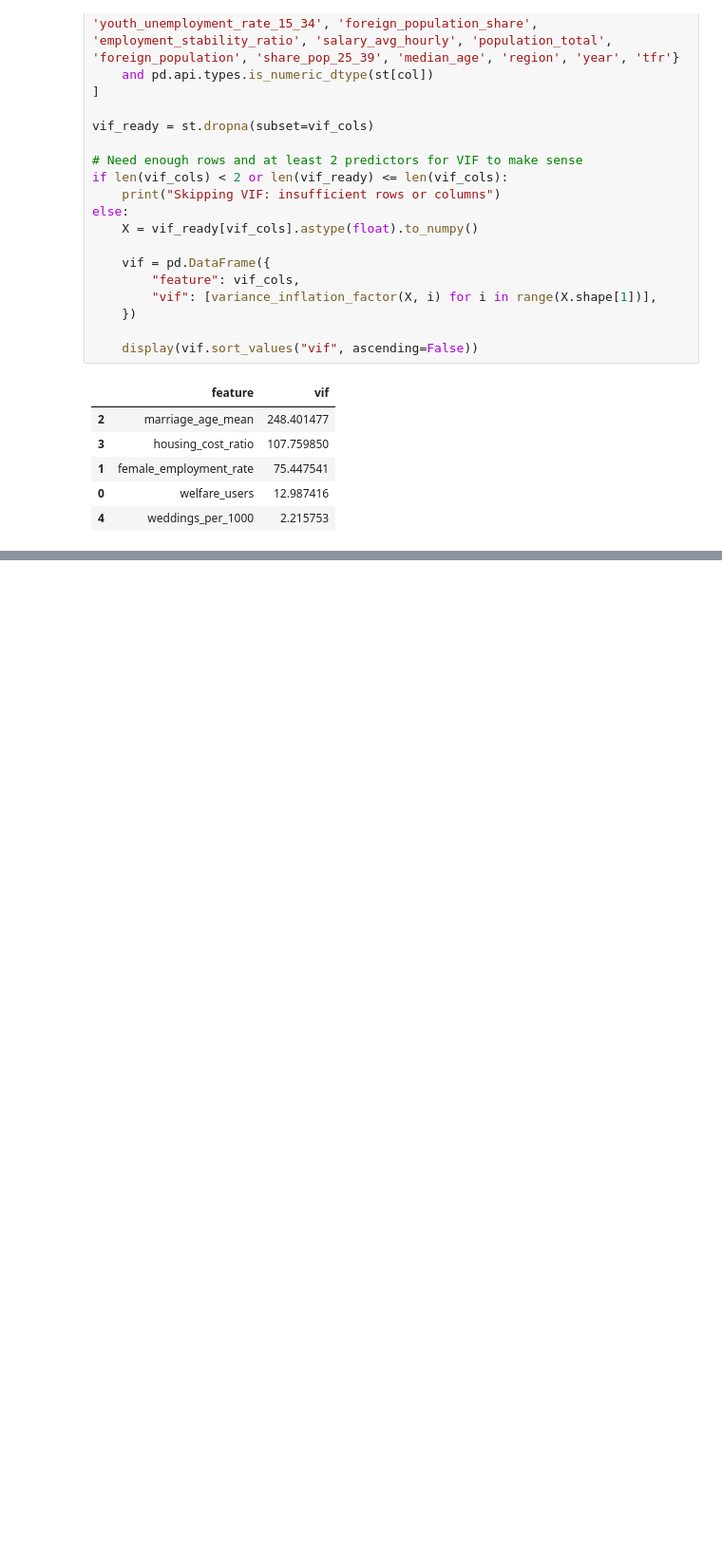
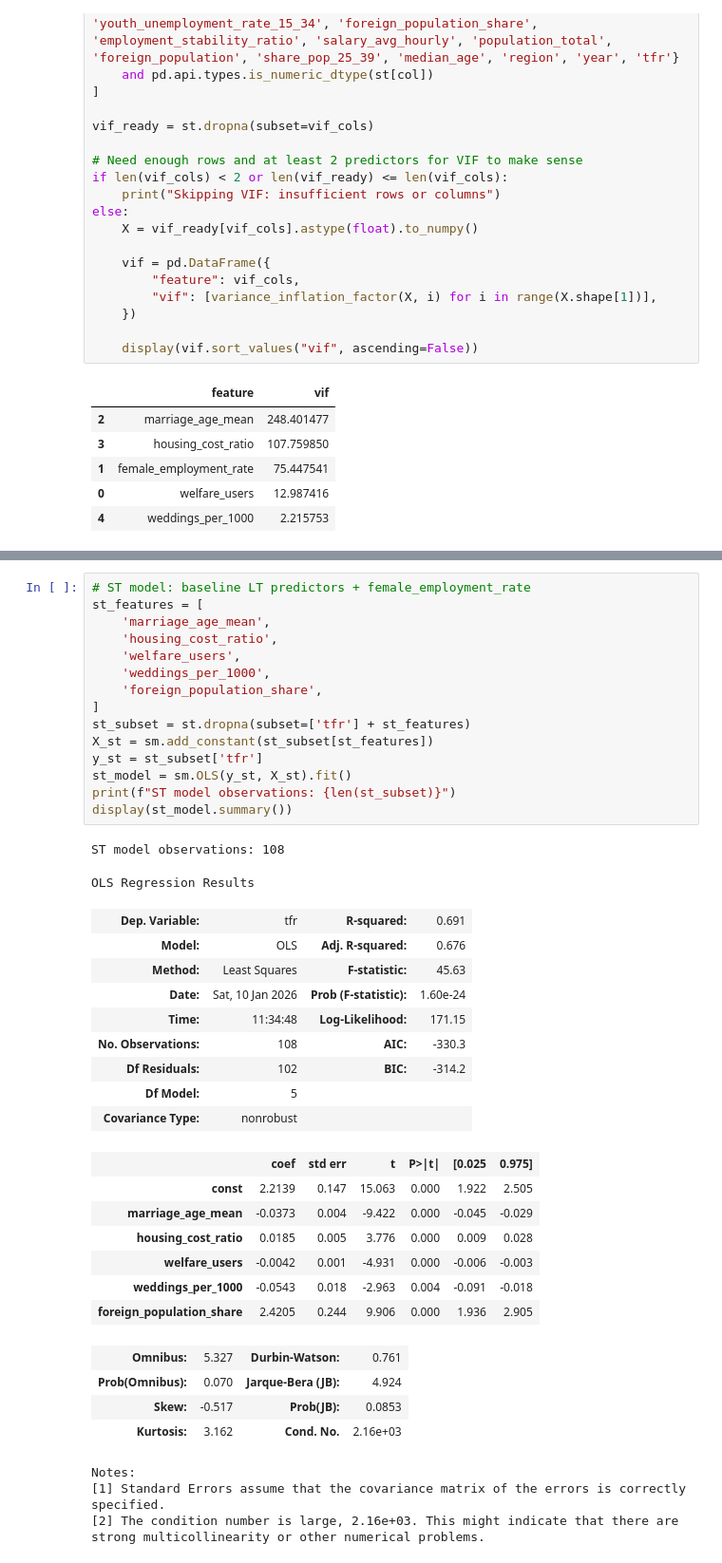
Before and after one commit to ColonelBBQ/sapienza-smos, a Jupyter notebook: main.ipynb, the cells around one changed output, grey strips where cells are left out. Shown at 95% size. Saved outputs shown, nothing was run; the diff lists cells and outputs as text; blank space fills up the shorter version.

```diff
--- a/main.ipynb
+++ b/main.ipynb
@@ -377,0 +464,42 @@ else:
+# %%
+# ST model: baseline LT predictors + female_employment_rate
+st_features = [
+    'marriage_age_mean',
+    'housing_cost_ratio',
+    'welfare_users',
+    'weddings_per_1000',
+    'foreign_population_share',
+]
+st_subset = st.dropna(subset=['tfr'] + st_features)
+X_st = sm.add_constant(st_subset[st_features])
+y_st = st_subset['tfr']
+st_model = sm.OLS(y_st, X_st).fit()
+print(f"ST model observations: {len(st_subset)}")
+display(st_model.summary())
+# %% [output]
+ST model observations: 108
+OLS Regression Results
+| Dep. Variable: | tfr | R-squared: | 0.691 |
+| Model: | OLS | Adj. R-squared: | 0.676 |
+| Method: | Least Squares | F-statistic: | 45.63 |
+| Date: | Sat, 10 Jan 2026 | Prob (F-statistic): | 1.60e-24 |
+| Time: | 11:34:48 | Log-Likelihood: | 171.15 |
+| No. Observations: | 108 | AIC: | -330.3 |
+| Df Residuals: | 102 | BIC: | -314.2 |
+| Df Model: | 5 |  |  |
+| Covariance Type: | nonrobust |  |  |
+|  | coef | std err | t | P>|t| | [0.025 | 0.975] |
+| const | 2.2139 | 0.147 | 15.063 | 0.000 | 1.922 | 2.505 |
+| marriage_age_mean | -0.0373 | 0.004 | -9.422 | 0.000 | -0.045 | -0.029 |
+| housing_cost_ratio | 0.0185 | 0.005 | 3.776 | 0.000 | 0.009 | 0.028 |
+| welfare_users | -0.0042 | 0.001 | -4.931 | 0.000 | -0.006 | -0.003 |
+| weddings_per_1000 | -0.0543 | 0.018 | -2.963 | 0.004 | -0.091 | -0.018 |
+| foreign_population_share | 2.4205 | 0.244 | 9.906 | 0.000 | 1.936 | 2.905 |
+| Omnibus: | 5.327 | Durbin-Watson: | 0.761 |
+| Prob(Omnibus): | 0.070 | Jarque-Bera (JB): | 4.924 |
+| Skew: | -0.517 | Prob(JB): | 0.0853 |
+| Kurtosis: | 3.162 | Cond. No. | 2.16e+03 |
+Notes:
+[1] Standard Errors assume that the covariance matrix of the errors is correctly specified.
+[2] The condition number is large, 2.16e+03. This might indicate that there are
+strong multicollinearity or other numerical problems.
```
Also changed, not shown: parts of 10 cells of this notebook, 3 other files.
